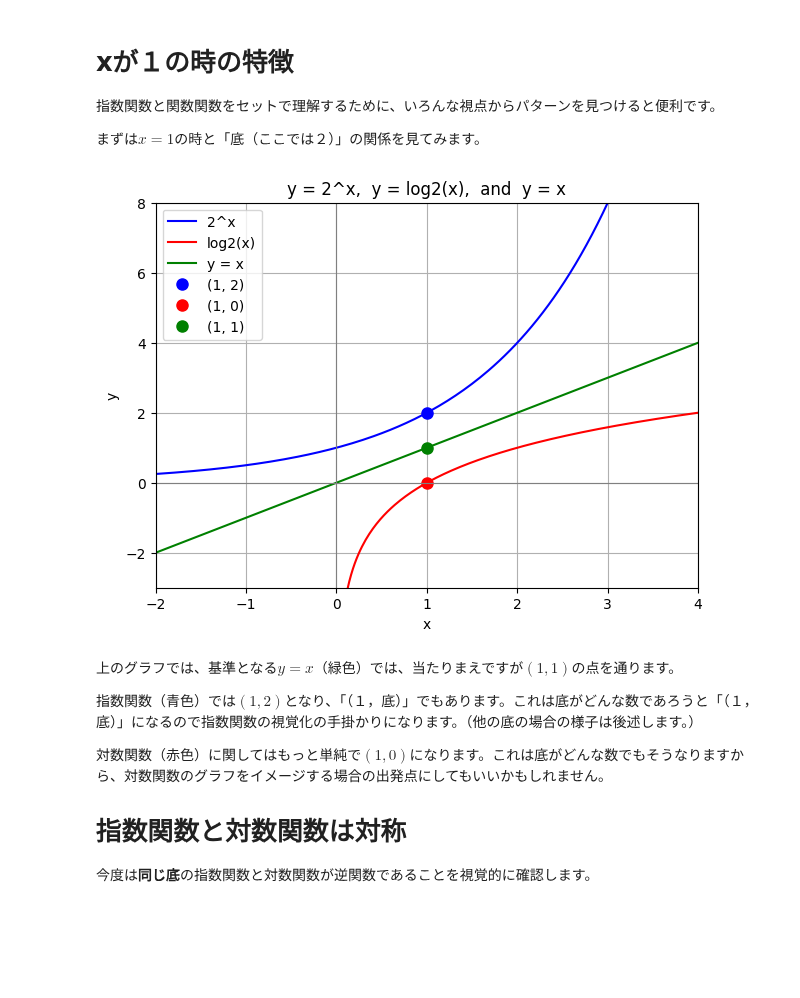
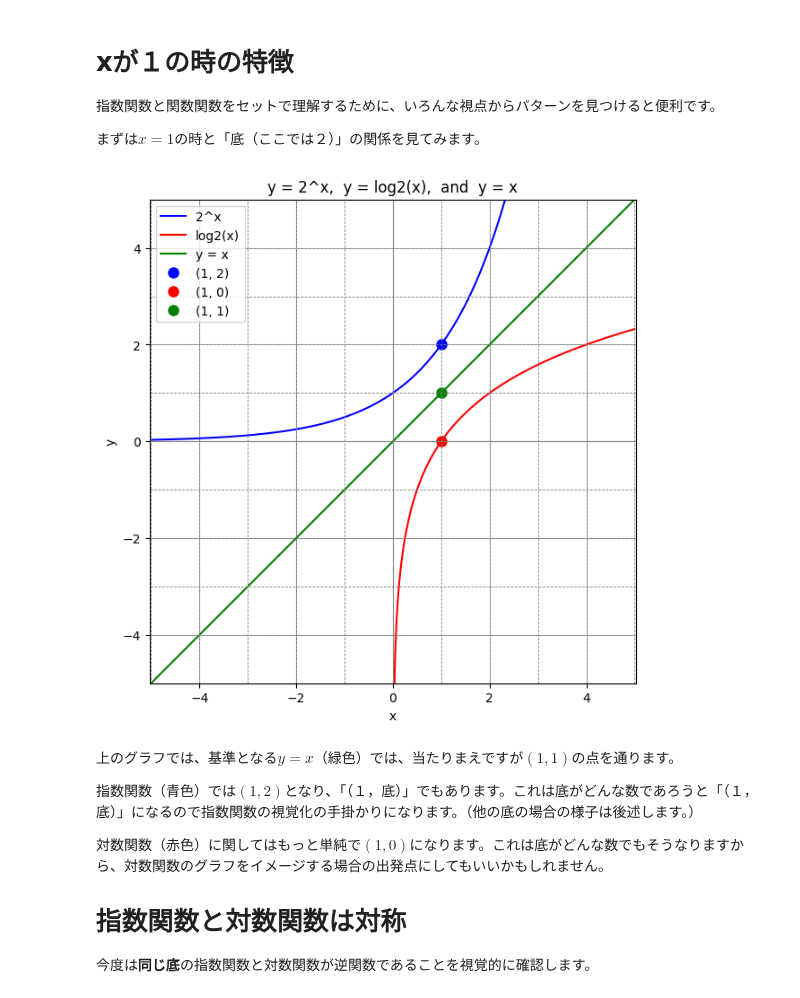
Before and after one commit to yoshiwatanabe/python-test, a Jupyter notebook: math/exponential_logrithmic.ipynb, the cells around one changed output. Drawn from its saved outputs; the diff is of its cells as text; code cells hidden in the pictures; blank space fills up the shorter version.

```diff
--- a/math/exponential_logrithmic.ipynb
+++ b/math/exponential_logrithmic.ipynb
@@ -170,64 +162,65 @@ h_np = sympy.lambdify(x, h_sym, "numpy")  # h_np(x) = x
 # ================================
 # 3) NumPy で描画用データ作成
 # ================================
-# (A) 指数関数用の x 範囲: -2 ~ 4
-X_f = np.linspace(-2, 4, 200)
+X_f = np.linspace(-5, 5, 200)
 Y_f = f_np(X_f)
 
-# (B) 対数関数用の x 範囲: 0.001 ~ 4
-X_g = np.linspace(0.001, 4, 200)
+X_g = np.linspace(0.001, 5, 200)
 Y_g = g_np(X_g)
 
-# (C) 直線 y = x 用の x 範囲: -2 ~ 4
-X_h = np.linspace(-2, 4, 200)
+X_h = np.linspace(-5, 5, 200)
 Y_h = h_np(X_h)
 
 # ================================
 # 4) Matplotlib で描画
 # ================================
-plt.figure(figsize=(7,5))
+plt.figure(figsize=(7,7))  # 正方形のプロット領域
 
 # 4.1) 連続曲線を描画
 plt.plot(X_f, Y_f, label="2^x", color='blue')
 plt.plot(X_g, Y_g, label="log2(x)", color='red')
 plt.plot(X_h, Y_h, label="y = x", color='green')
 
 # 4.2) x=1 の点をマーカー付きで表示
 x_val = 1
 y_f_val = f_np(x_val)  # -> 2
 y_g_val = g_np(x_val)  # -> 0
 y_h_val = h_np(x_val)  # -> 1
 
-# (1, 2) の青丸
-plt.plot([x_val], [y_f_val],
-         'bo', markersize=8, label="(1, 2)")
-# (1, 0) の赤丸
-plt.plot([x_val], [y_g_val],
-         'ro', markersize=8, label="(1, 0)")
-# (1, 1) の緑丸
-plt.plot([x_val], [y_h_val],
-         'go', markersize=8, label="(1, 1)")
+plt.plot([x_val], [y_f_val], 'bo', markersize=8, label="(1, 2)")
+plt.plot([x_val], [y_g_val], 'ro', markersize=8, label="(1, 0)")
+plt.plot([x_val], [y_h_val], 'go', markersize=8, label="(1, 1)")
 
-# 4.3) 軸などをわかりやすく
-plt.axhline(0, color='gray', linewidth=0.8)
-plt.axvline(0, color='gray', linewidth=0.8)
-plt.xlim(-2, 4)
-# 対数 g(x) が負方向に下がるため y軸の下限を少しマイナスに
-plt.ylim(-3, 8)
+# 4.3) 軸設定
+plt.axhline(0, color='gray', linewidth=0.8)  # x軸
+plt.axvline(0, color='gray', linewidth=0.8)  # y軸
+
+# x=1, y=1 以外のTick補助線（1間隔で破線を追加）
+for i in range(-5, 6):  # -5 から 5 までの整数に対して
+    if i != 0:  # 軸と重なる0は除外
+        plt.axvline(i, color='gray', linestyle='dashed', linewidth=0.6)
+        plt.axhline(i, color='gray', linestyle='dashed', linewidth=0.6)
+
+# アスペクト比を1:1にする
+plt.gca().set_aspect('equal', adjustable='datalim')
+
+# xとyの範囲を -5 ~ 5 に設定
+plt.xlim(-5, 5)
+plt.ylim(-5, 5)
 
 plt.xlabel("x")
 plt.ylabel("y")
 plt.title("y = 2^x,  y = log2(x),  and  y = x")
 
 plt.legend()
 plt.grid(True)
 
 # ================================
 # 5) グラフを表示
 # ================================
 plt.show()
 # %% [output]
-[figure, old version]
+[figure, new version]
 # %% [markdown]
 上のグラフでは、基準となる$y=x$（緑色）では、当たりまえですが$(1,1)$の点を通ります。
 
```
Also changed, not shown: parts of 7 cells of this notebook, 1 other file.
